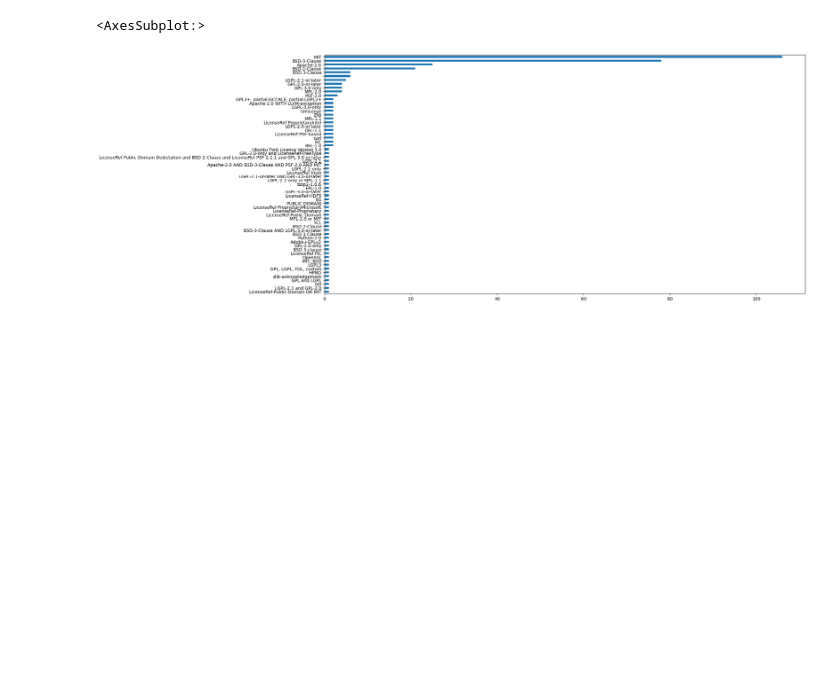
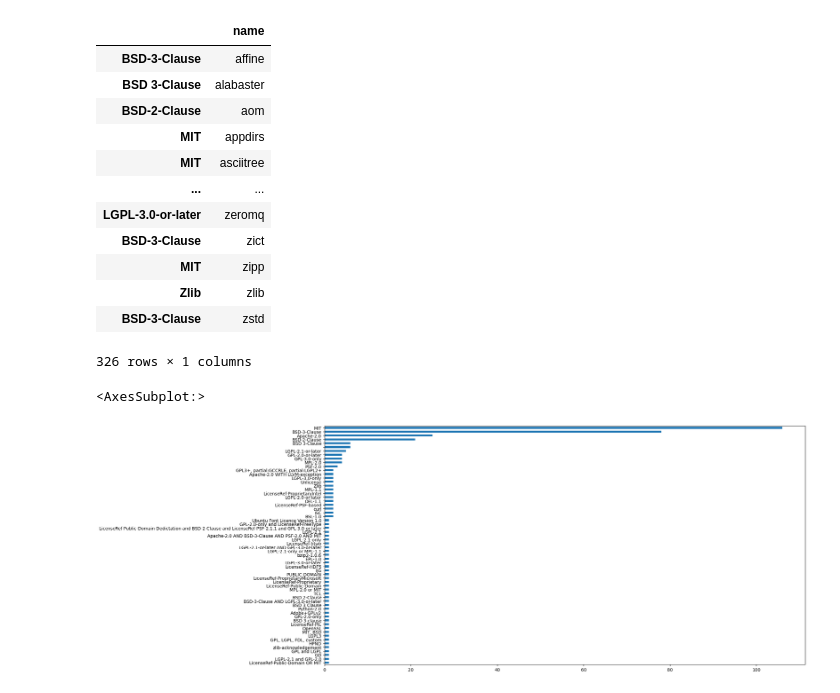
Before and after one commit to Hofer-Julian/deltaforge-licences, a Jupyter notebook: deltaforge-licences.ipynb, the cells around one changed output. Cells and saved outputs as stored; diff of their text form; code cells hidden in the pictures; blank space fills up the shorter version.

```diff
--- a/deltaforge-licences.ipynb
+++ b/deltaforge-licences.ipynb
@@ -6,10 +6,28 @@ import pandas as pd
 # %%
 conda_meta_path = Path(os.environ["CONDA_PREFIX"]) / "conda-meta"
 # %%
+names = []
 licenses = []
 for file in conda_meta_path.glob("*.json"):
     with open(file, "r") as f:
-        licenses.append(json.load(f)["license"])
+        json_dict = json.load(f)
+        names.append(json_dict["name"])
+        licenses.append(json_dict.get("license"))
 
-licenses = pd.Series(licenses).value_counts(ascending=True)
+all_licenses = pd.DataFrame(index=licenses, data={"name": names})
+all_licenses
+# %% [output]
+|  | name |
+| BSD-3-Clause | affine |
+| BSD 3-Clause | alabaster |
+| BSD-2-Clause | aom |
+| MIT | appdirs |
+| MIT | asciitree |
+| ... | ... |
+| LGPL-3.0-or-later | zeromq |
+| BSD-3-Clause | zict |
+| MIT | zipp |
+| Zlib | zlib |
+| BSD-3-Clause | zstd |
+326 rows × 1 columns
 # %%
```
Also changed, not shown: parts of 4 cells of this notebook.
